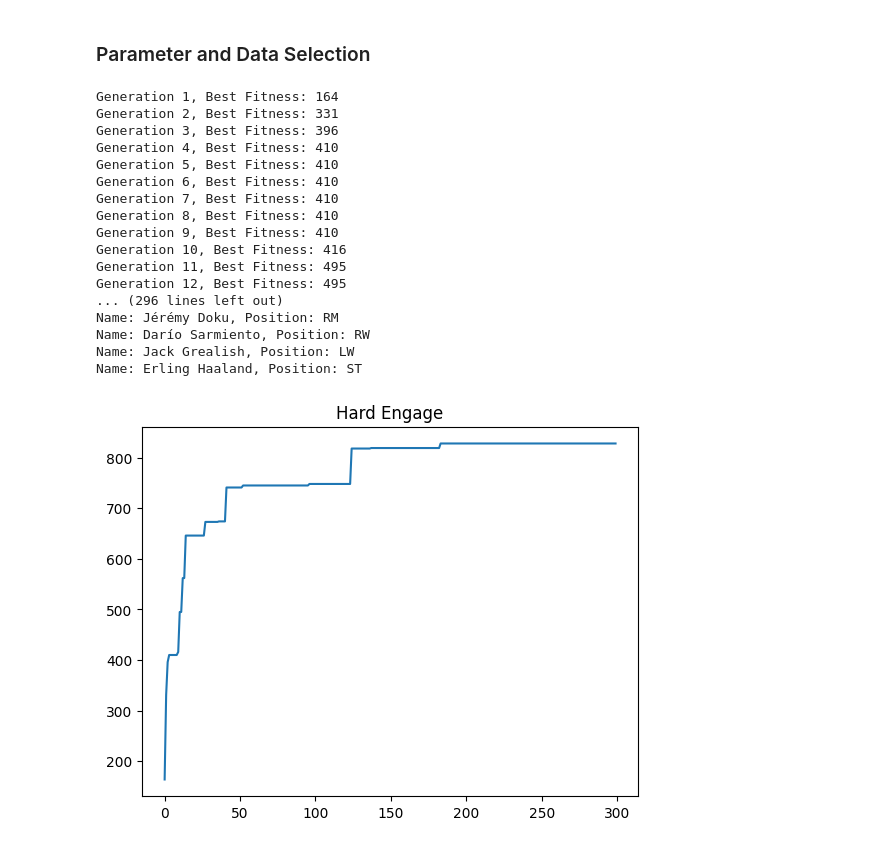
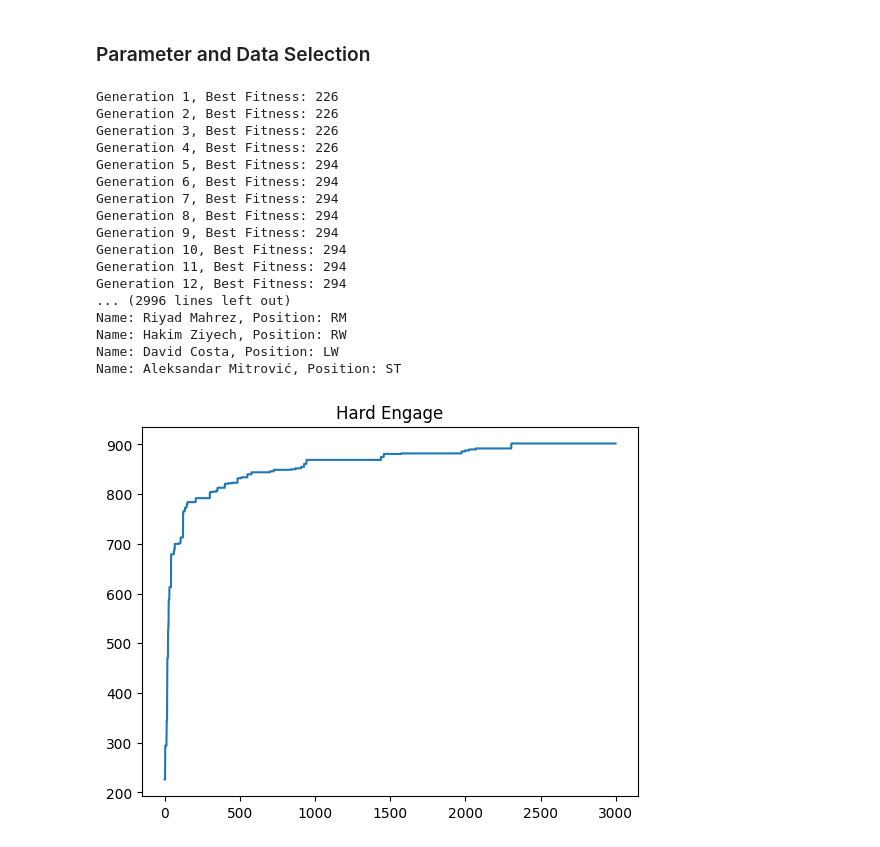
Before and after one commit to muftialroaz/fc24_dream_team_GA, a Jupyter notebook: main.ipynb, the cells around one changed output. Drawn from its saved outputs; the diff is of its cells as text; code cells hidden in the pictures.

```diff
--- a/main.ipynb
+++ b/main.ipynb
@@ -129,57 +156,58 @@ def genetic_algorithm(population, player_data, target_positions, generations, to
 # %% [markdown]
 ### Parameter and Data Selection
 # %%
-player_data = df[df['Club'] == 'Manchester City'].to_dict(orient='records')
+# player_data = df[df['Club'] == 'FC Barcelona'].to_dict(orient='records')
+player_data = df.to_dict(orient='records')
 
 # Inisialisasi populasi
 pop_size = 10
 population = []
 
 for _ in range(pop_size):
     # Ambil 11 player secara acak dari player_data
-    team = random.sample(player_data, 11)  # Hanya ambil 11 player, mengabaikan 'Badang'
+    team = random.sample(player_data, 11)
     population.append(team)
 
 # Inisialisasi populasi
 initial_population = population
 
 # Parameter algoritma genetika
 target_positions = ['GK', 'CB', 'CB', 'LB', 'RB', 'LM', 'CM', 'RM', 'RW', 'LW', 'ST']
 team_strategy = 1 # 0 for hard_engage and 1 for team_fight
-generations = 300
+generations = 3000
 tournament_size = 3
 crossover_rate = 0.8
 mutation_rate = 0.1
 
 # Jalankan algoritma genetika
 result, temp_result = genetic_algorithm(population, player_data, target_positions, generations, tournament_size, crossover_rate, mutation_rate, team_strategy, pop_size)
 
 # Cetak hasil individu terbaik
 print("Individu Terbaik:")
 best_teams = result
 for player in best_teams:
     print(f"Name: {player['Name']}, Position: {player['Position']}")
 
 if(team_strategy == 1):
     plt.plot((temp_result))
     plt.title("Hard Engage")
     plt.show()
 # %% [output]
-Generation 1, Best Fitness: 164
-Generation 2, Best Fitness: 331
-Generation 3, Best Fitness: 396
-Generation 4, Best Fitness: 410
-Generation 5, Best Fitness: 410
-Generation 6, Best Fitness: 410
-Generation 7, Best Fitness: 410
-Generation 8, Best Fitness: 410
-Generation 9, Best Fitness: 410
-Generation 10, Best Fitness: 416
-Generation 11, Best Fitness: 495
-Generation 12, Best Fitness: 495
-... (296 lines left out)
-Name: Jérémy Doku, Position: RM
-Name: Darío Sarmiento, Position: RW
-Name: Jack Grealish, Position: LW
-Name: Erling Haaland, Position: ST
+Generation 1, Best Fitness: 226
+Generation 2, Best Fitness: 226
+Generation 3, Best Fitness: 226
+Generation 4, Best Fitness: 226
+Generation 5, Best Fitness: 294
+Generation 6, Best Fitness: 294
+Generation 7, Best Fitness: 294
+Generation 8, Best Fitness: 294
+Generation 9, Best Fitness: 294
+Generation 10, Best Fitness: 294
+Generation 11, Best Fitness: 294
+Generation 12, Best Fitness: 294
+... (2996 lines left out)
+Name: Riyad Mahrez, Position: RM
+Name: Hakim Ziyech, Position: RW
+Name: David Costa, Position: LW
+Name: Aleksandar Mitrović, Position: ST
-[figure, old version]
+[figure, new version]
```
Also changed, not shown: parts of 2 cells of this notebook.
